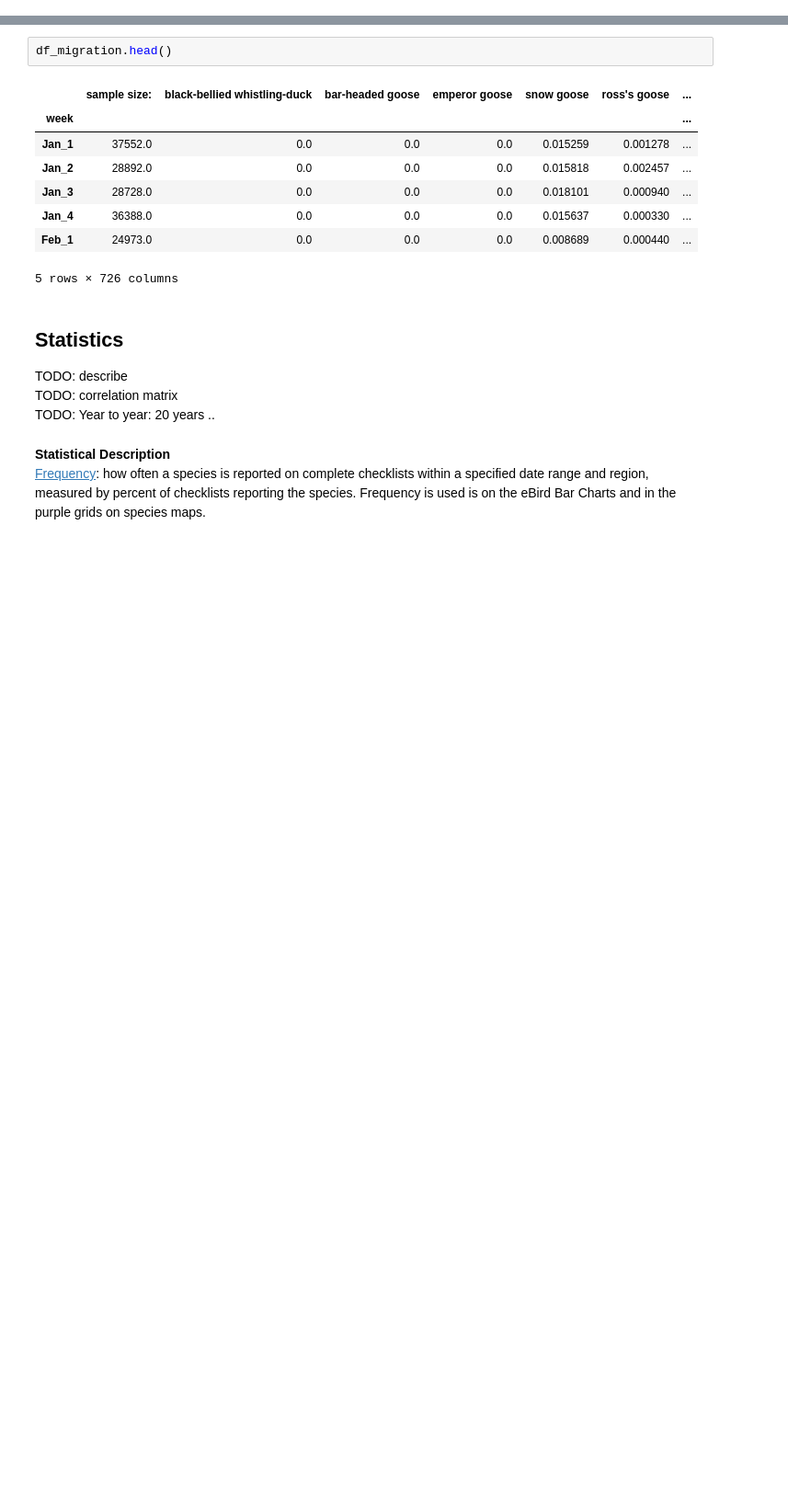
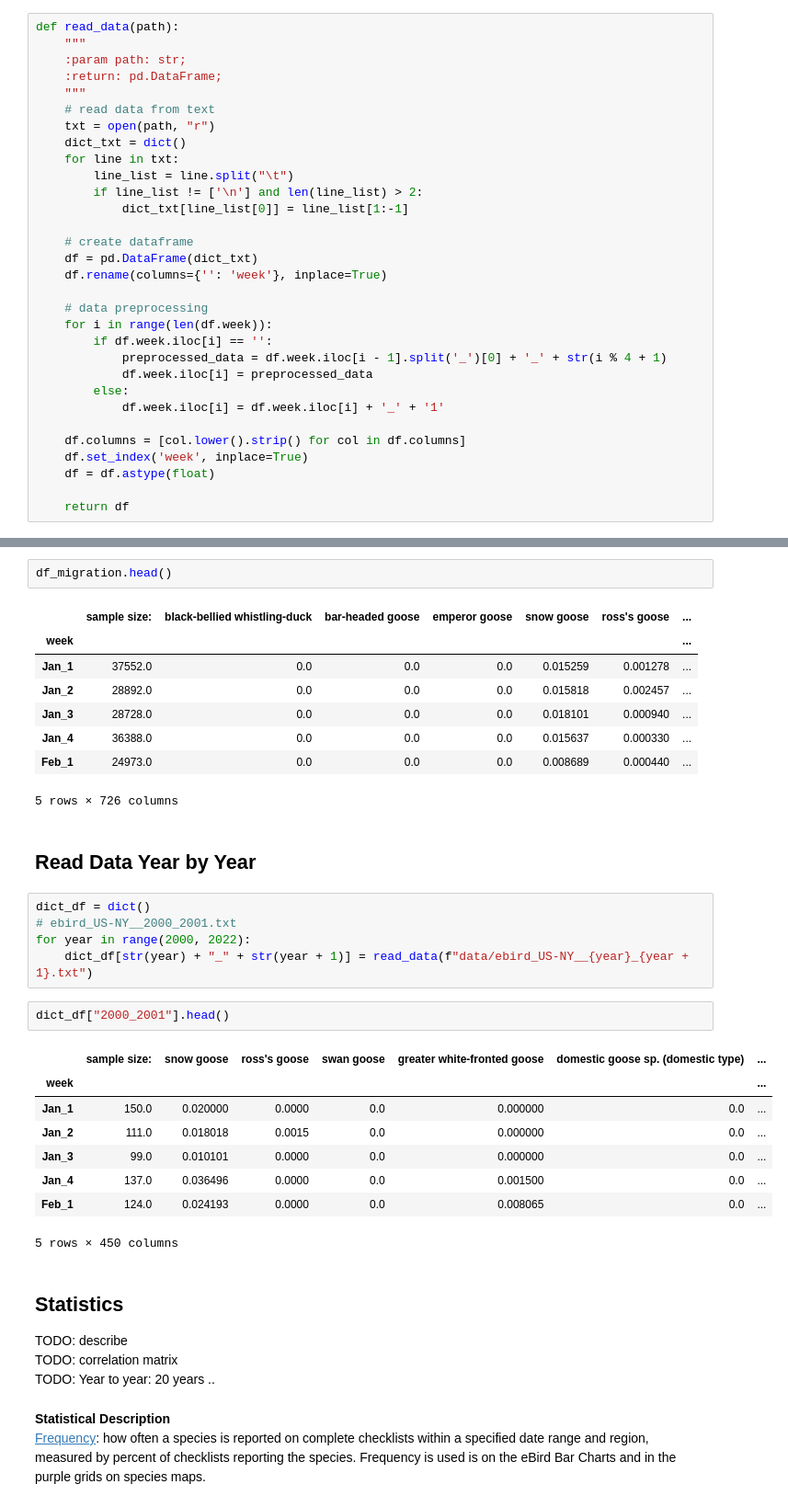
Before and after one commit to ChopinYan/birds-migration, a Jupyter notebook: migration_statistics.ipynb, the cells around one changed output, grey strips where cells are left out. Shown: that part at 92% size. Saved outputs shown, nothing was run; the diff lists cells and outputs as text; blank space fills up the shorter version.

Commit message:
Added function for data reading.

```diff
--- a/migration_statistics.ipynb
+++ b/migration_statistics.ipynb
@@ -16,6 +16,37 @@ sns.set()
 from sklearn.cluster import KMeans
 # %% [markdown]
 **<font face="Times New Roman">read data from text file</font>**
+# %%
+def read_data(path):
+    """
+    :param path: str;
+    :return: pd.DataFrame;
+    """
+    # read data from text
+    txt = open(path, "r")
+    dict_txt = dict()
+    for line in txt:
+        line_list = line.split("\t")
+        if line_list != ['\n'] and len(line_list) > 2:
+            dict_txt[line_list[0]] = line_list[1:-1]
+
+    # create dataframe
+    df = pd.DataFrame(dict_txt)
+    df.rename(columns={'': 'week'}, inplace=True)
+
+    # data preprocessing
+    for i in range(len(df.week)):
+        if df.week.iloc[i] == '':
+            preprocessed_data = df.week.iloc[i - 1].split('_')[0] + '_' + str(i % 4 + 1)
+            df.week.iloc[i] = preprocessed_data
+        else:
+            df.week.iloc[i] = df.week.iloc[i] + '_' + '1'
+
+    df.columns = [col.lower().strip() for col in df.columns]
+    df.set_index('week', inplace=True)
+    df = df.astype(float)
+
+    return df
 # %%
 # main data from year 2018 to 2022
 txt_migration = open("data/ebird_US-NY__2018_2022_1_12_barchart.txt", "r")
@@ -64,6 +95,24 @@ df_migration.head()
 | Jan_4 | 36388.0 | 0.0 | 0.0 | 0.0 | 0.015637 | 0.000330 | ... |
 | Feb_1 | 24973.0 | 0.0 | 0.0 | 0.0 | 0.008689 | 0.000440 | ... |
 5 rows × 726 columns
+# %% [markdown]
+## <font face="Times New Roman">Read Data Year by Year</font>
+# %%
+dict_df = dict()
+# ebird_US-NY__2000_2001.txt
+for year in range(2000, 2022):
+    dict_df[str(year) + "_" + str(year + 1)] = read_data(f"data/ebird_US-NY__{year}_{year + 1}.txt")
+# %%
+dict_df["2000_2001"].head()
+# %% [output]
+|  | sample size: | snow goose | ross's goose | swan goose | greater white-fronted goose | domestic goose sp. (domestic type) | ... |
+| week |  |  |  |  |  |  | ... |
+| Jan_1 | 150.0 | 0.020000 | 0.0000 | 0.0 | 0.000000 | 0.0 | ... |
+| Jan_2 | 111.0 | 0.018018 | 0.0015 | 0.0 | 0.000000 | 0.0 | ... |
+| Jan_3 | 99.0 | 0.010101 | 0.0000 | 0.0 | 0.000000 | 0.0 | ... |
+| Jan_4 | 137.0 | 0.036496 | 0.0000 | 0.0 | 0.001500 | 0.0 | ... |
+| Feb_1 | 124.0 | 0.024193 | 0.0000 | 0.0 | 0.008065 | 0.0 | ... |
+5 rows × 450 columns
 # %% [markdown]
 ## <font face="Times New Roman">Statistics</font>
 TODO: describe
```
Also changed, not shown: 1 other file.
